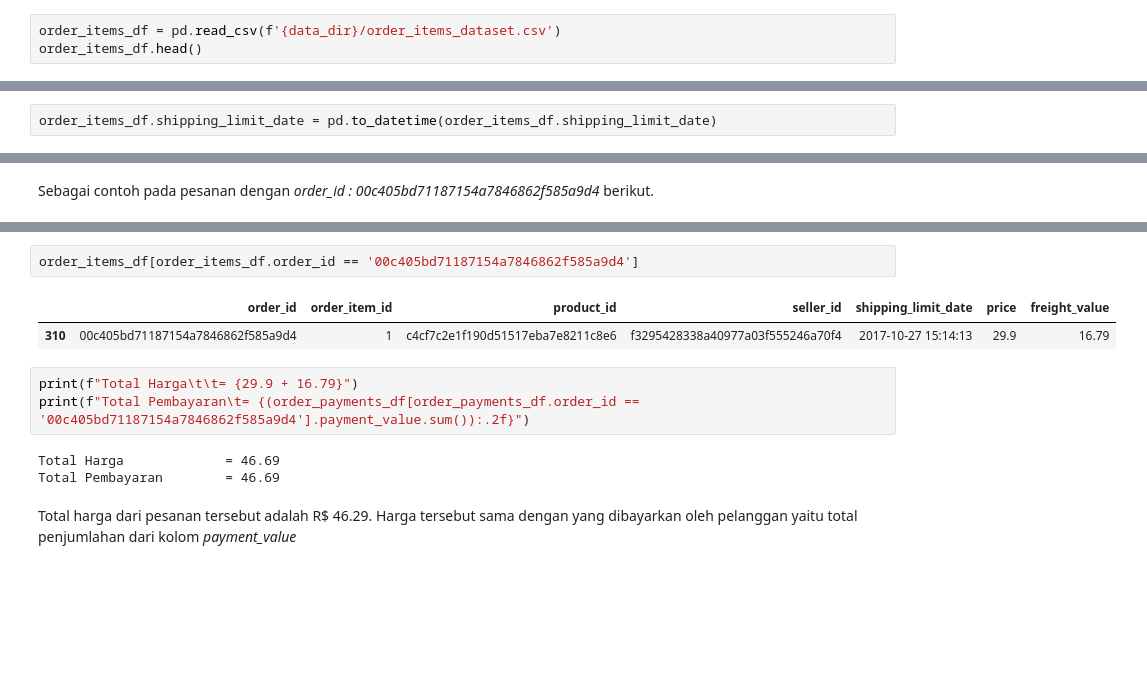
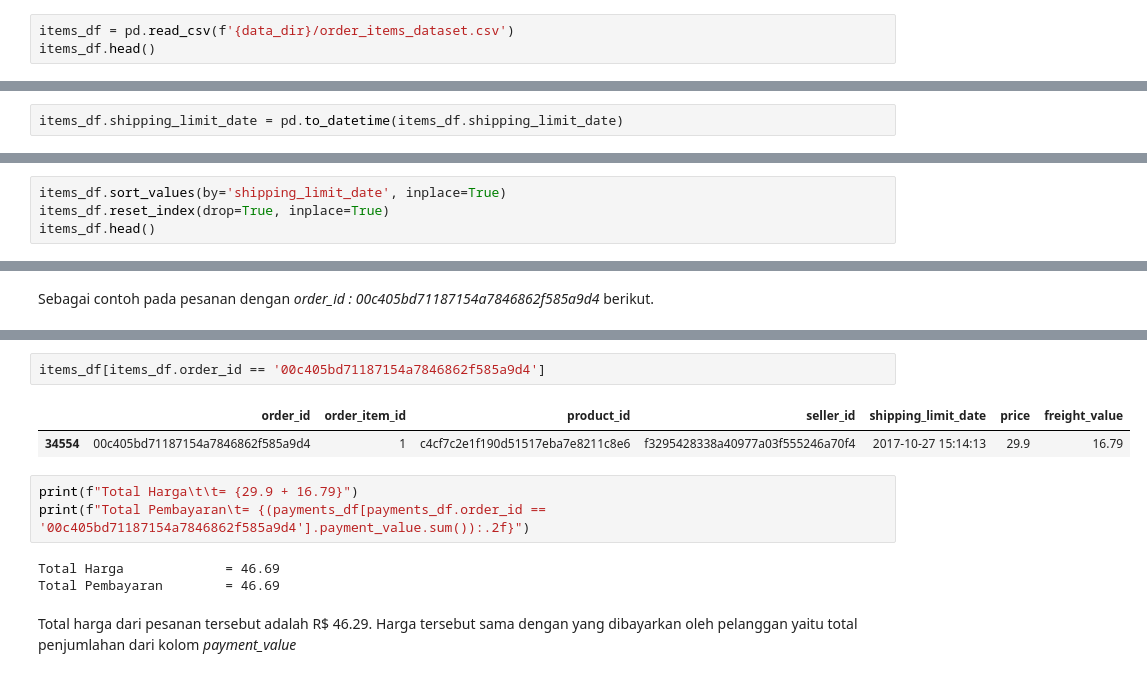
Before and after one commit to f2rra/dicoding, a Jupyter notebook: belajar-analisis-data-dengan-python/Proyek_Analisis_Data.ipynb, the cells around one changed output, grey strips where cells are left out. Cells and saved outputs as stored; diff of their text form; blank space fills up the shorter version.

Commit message:
mengganti nama df dan EDA lebih lanjut pada orders_df

```diff
--- a/belajar-analisis-data-dengan-python/Proyek_Analisis_Data.ipynb
+++ b/belajar-analisis-data-dengan-python/Proyek_Analisis_Data.ipynb
@@ -1125,6 +40,6 @@ orders_df.head()
 # %%
-order_items_df = pd.read_csv(f'{data_dir}/order_items_dataset.csv')
-order_items_df.head()
+items_df = pd.read_csv(f'{data_dir}/order_items_dataset.csv')
+items_df.head()
 # %% [output]
 |  | order_id | order_item_id | product_id | seller_id | shipping_limit_date | price | freight_value |
 | 0 | 00010242fe8c5a6d1ba2dd792cb16214 | 1 | 4244733e06e7ecb4970a6e2683c13e61 | 48436dade18ac8b2bce089ec2a041202 | 2017-09-19 09:45:35 | 58.90 | 13.29 |
@@ -1643,5 +701,5 @@ memory usage: 6.0+ MB
 # %% [markdown]
 ##### Perbaikan Tipe Data
 # %%
-order_items_df.shipping_limit_date = pd.to_datetime(order_items_df.shipping_limit_date)
+items_df.shipping_limit_date = pd.to_datetime(items_df.shipping_limit_date)
 # %%
@@ -1737,0 +798,4 @@ order_items_df[order_items_df.order_id == '0c82a229fc22597c2361656cba8d3230'].so
+# %%
+items_df.sort_values(by='shipping_limit_date', inplace=True)
+items_df.reset_index(drop=True, inplace=True)
+items_df.head()
@@ -2053,13 +1124,13 @@ order_payments_df[order_payments_df.order_id == '00c405bd71187154a7846862f585a9d
 | 26391 | 00c405bd71187154a7846862f585a9d4 | 6 | voucher | 1 | 20.00 |
 | 20594 | 00c405bd71187154a7846862f585a9d4 | 7 | voucher | 1 | 20.00 |
 # %%
-order_items_df[order_items_df.order_id == '00c405bd71187154a7846862f585a9d4']
+items_df[items_df.order_id == '00c405bd71187154a7846862f585a9d4']
 # %% [output]
 |  | order_id | order_item_id | product_id | seller_id | shipping_limit_date | price | freight_value |
-| 310 | 00c405bd71187154a7846862f585a9d4 | 1 | c4cf7c2e1f190d51517eba7e8211c8e6 | f3295428338a40977a03f555246a70f4 | 2017-10-27 15:14:13 | 29.9 | 16.79 |
+| 34554 | 00c405bd71187154a7846862f585a9d4 | 1 | c4cf7c2e1f190d51517eba7e8211c8e6 | f3295428338a40977a03f555246a70f4 | 2017-10-27 15:14:13 | 29.9 | 16.79 |
 # %%
 print(f"Total Harga\t\t= {29.9 + 16.79}")
-print(f"Total Pembayaran\t= {(order_payments_df[order_payments_df.order_id == '00c405bd71187154a7846862f585a9d4'].payment_value.sum()):.2f}")
+print(f"Total Pembayaran\t= {(payments_df[payments_df.order_id == '00c405bd71187154a7846862f585a9d4'].payment_value.sum()):.2f}")
 # %% [output]
 Total Harga             = 46.69
 Total Pembayaran        = 46.69
```
Also changed, not shown: parts of 352 cells of this notebook.
